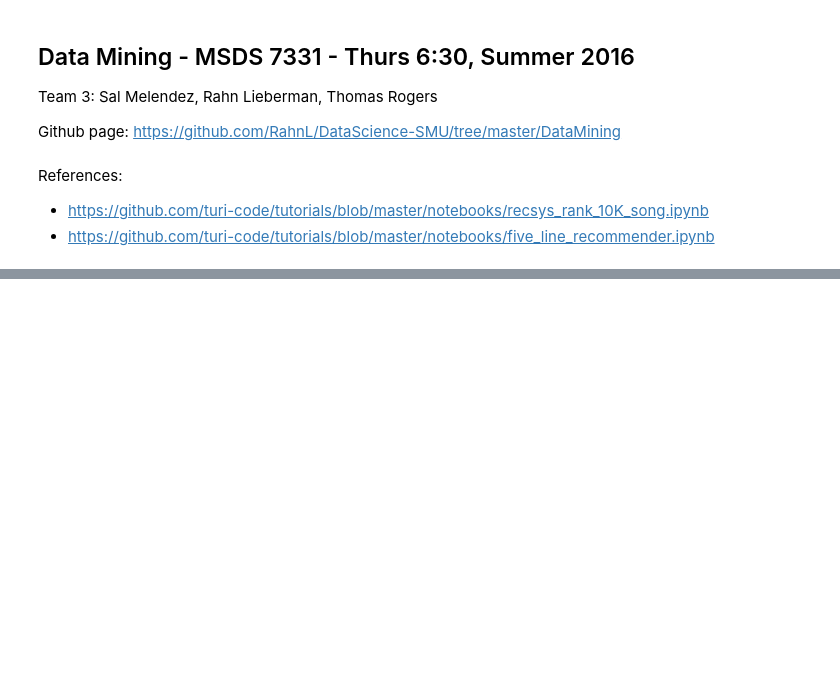
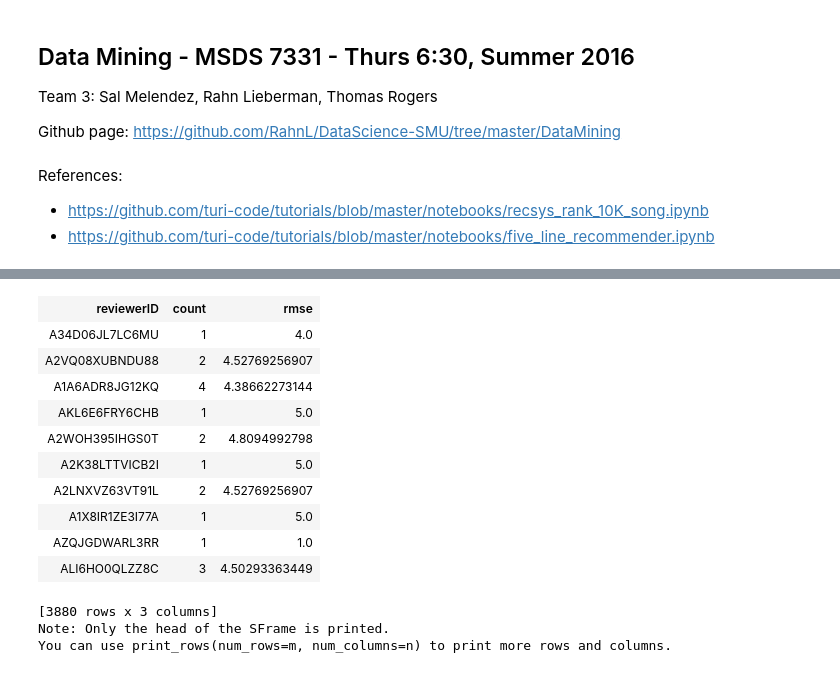
Before and after one commit to RahnL/DataScience-SMU, a Jupyter notebook: DataMining/Recommender System Sample.ipynb, the cells around one changed output, grey strips where cells are left out. Saved outputs shown, nothing was run; the diff lists cells and outputs as text; code cells hidden in the pictures; blank space fills up the shorter version.

```diff
--- a/DataMining/Recommender System Sample.ipynb
+++ b/DataMining/Recommender System Sample.ipynb
@@ -21,0 +144,15 @@ sf.rename({'X1':'user_id', 'X2':'song_id', 'X3':'listen_count'}).show()
+# %%
+from IPython.display import display
+from IPython.display import Image
+
+gl.canvas.set_target('ipynb')
+
+
+item_item = gl.recommender.item_similarity_recommender.create(train_set,
+                                  user_id="reviewerID",
+                                  item_id="asin",
+                                  target="overall",
+                                  only_top_k=5,
+                                  similarity_type="cosine")
+
+rmse_results = item_item.evaluate(test_set)
@@ -21,0 +195,18 @@ sf.rename({'X1':'user_id', 'X2':'song_id', 'X3':'listen_count'}).show()
+# %%
+
+rmse_results['rmse_by_user']
+# %% [output]
+| reviewerID | count | rmse |
+| A34D06JL7LC6MU | 1 | 4.0 |
+| A2VQ08XUBNDU88 | 2 | 4.52769256907 |
+| A1A6ADR8JG12KQ | 4 | 4.38662273144 |
+| AKL6E6FRY6CHB | 1 | 5.0 |
+| A2WOH395IHGS0T | 2 | 4.8094992798 |
+| A2K38LTTVICB2I | 1 | 5.0 |
+| A2LNXVZ63VT91L | 2 | 4.52769256907 |
+| A1X8IR1ZE3I77A | 1 | 5.0 |
+| AZQJGDWARL3RR | 1 | 1.0 |
+| ALI6HO0QLZZ8C | 3 | 4.50293363449 |
+[3880 rows x 3 columns]
+Note: Only the head of the SFrame is printed.
+You can use print_rows(num_rows=m, num_columns=n) to print more rows and columns.
```
Also changed, not shown: parts of 13 cells of this notebook, 2 other files.
